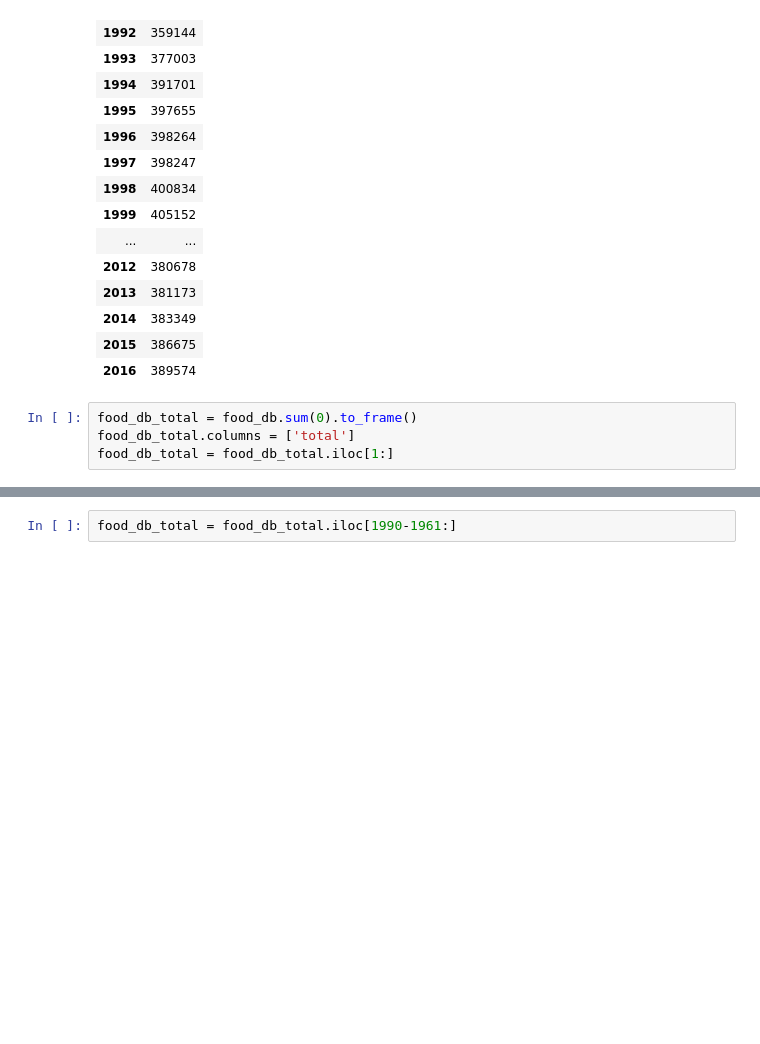
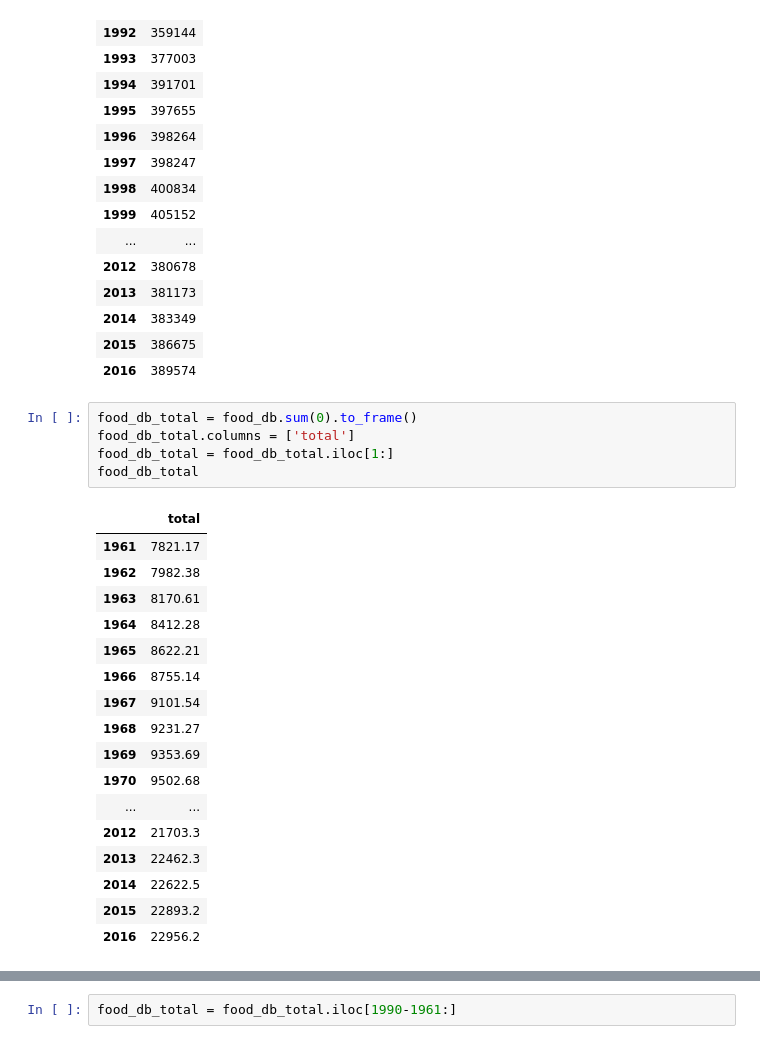
Before and after one commit to danyosha/IMMC2019Silaeder, a Jupyter notebook: IMMCMLModel.ipynb, the cells around one changed output, grey strips where cells are left out. Cells and saved outputs as stored; diff of their text form; blank space fills up the shorter version.

```diff
--- a/IMMCMLModel.ipynb
+++ b/IMMCMLModel.ipynb
@@ -63,4 +85,23 @@ murdery_db_total
 # %%
 food_db_total = food_db.sum(0).to_frame()
 food_db_total.columns = ['total']
 food_db_total = food_db_total.iloc[1:]
+food_db_total
+# %% [output]
+|  | total |
+| 1961 | 7821.17 |
+| 1962 | 7982.38 |
+| 1963 | 8170.61 |
+| 1964 | 8412.28 |
+| 1965 | 8622.21 |
+| 1966 | 8755.14 |
+| 1967 | 9101.54 |
+| 1968 | 9231.27 |
+| 1969 | 9353.69 |
+| 1970 | 9502.68 |
+| ... | ... |
+| 2012 | 21703.3 |
+| 2013 | 22462.3 |
+| 2014 | 22622.5 |
+| 2015 | 22893.2 |
+| 2016 | 22956.2 |
```
Also changed, not shown: parts of 6 cells of this notebook, 1 other file.
